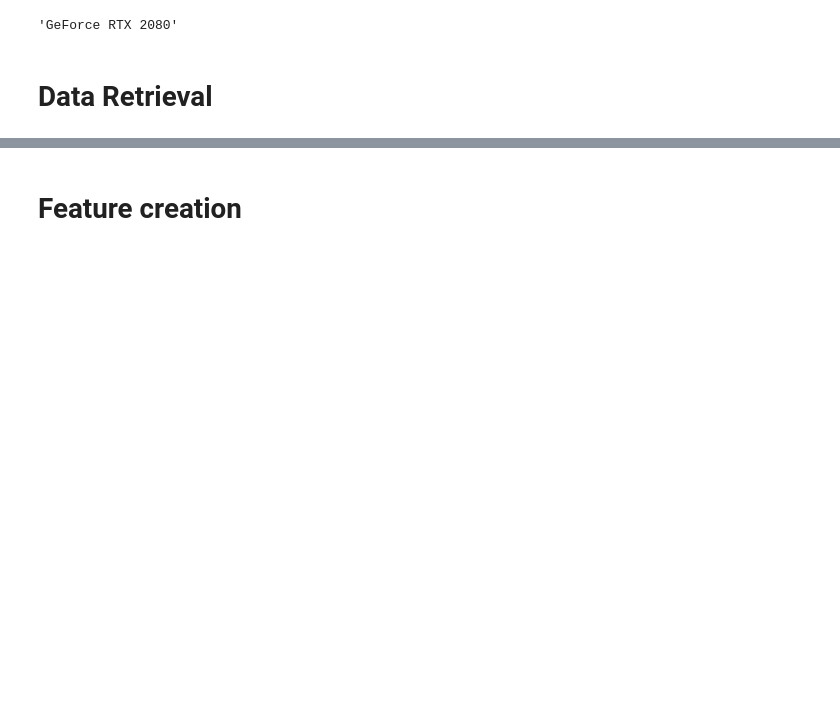
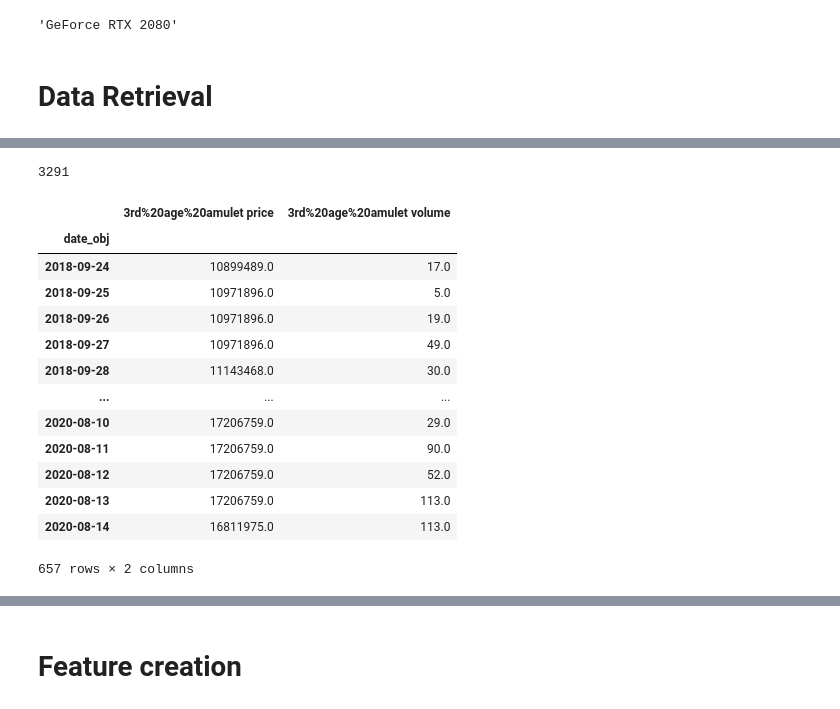
Before and after one commit to ebbitten/OSBuddy, a Jupyter notebook: osrs_wiki.ipynb, the cells around one changed output, grey strips where cells are left out. Drawn from its saved outputs; the diff is of its cells as text; code cells hidden in the pictures; blank space fills up the shorter version.

```diff
--- a/osrs_wiki.ipynb
+++ b/osrs_wiki.ipynb
@@ -79,8 +108,27 @@ def retrieve_dfs(xslice = True):
     return item_dfs
 # %%
 item_dfs = retrieve_dfs(False)
+# %%
+len(item_dfs)
+# %% [output]
+3291
 # %%
-item_dfs
+item_dfs[0]
+# %% [output]
+|  | 3rd%20age%20amulet price | 3rd%20age%20amulet volume |
+| date_obj |  |  |
+| 2018-09-24 | 10899489.0 | 17.0 |
+| 2018-09-25 | 10971896.0 | 5.0 |
+| 2018-09-26 | 10971896.0 | 19.0 |
+| 2018-09-27 | 10971896.0 | 49.0 |
+| 2018-09-28 | 11143468.0 | 30.0 |
+| ... | ... | ... |
+| 2020-08-10 | 17206759.0 | 29.0 |
+| 2020-08-11 | 17206759.0 | 90.0 |
+| 2020-08-12 | 17206759.0 | 52.0 |
+| 2020-08-13 | 17206759.0 | 113.0 |
+| 2020-08-14 | 16811975.0 | 113.0 |
+657 rows × 2 columns
 # %%
 def save_dfs(item_dfs):
     for df in item_dfs:
```
Also changed, not shown: parts of 28 cells of this notebook, 1 other file.
